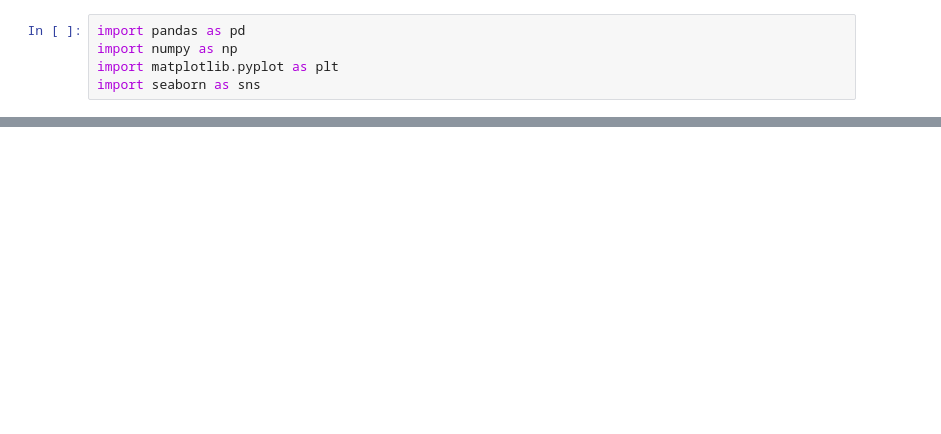
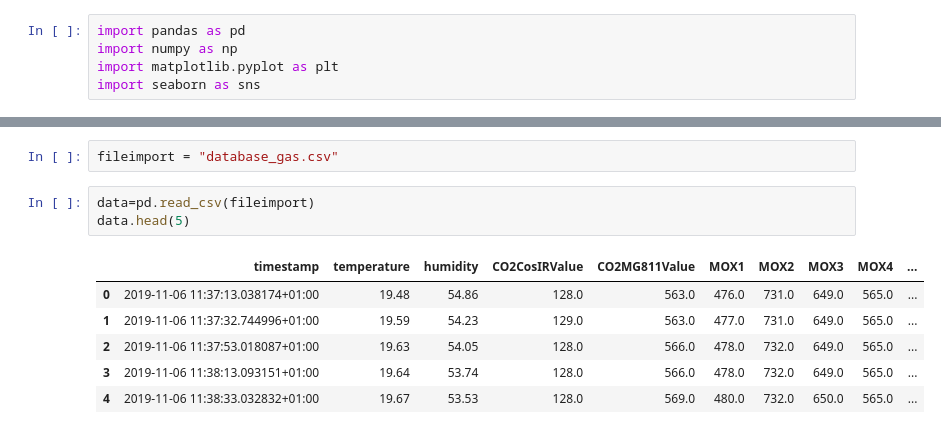
Before and after one commit to ianbraga30/jupyternotebook, a Jupyter notebook: Untitled-1.ipynb, the cells around one changed output, grey strips where cells are left out. Cells and saved outputs as stored; diff of their text form; blank space fills up the shorter version.

```diff
--- a/Untitled-1.ipynb
+++ b/Untitled-1.ipynb
@@ -31,0 +6,12 @@ df
+# %%
+fileimport = "database_gas.csv"
+# %%
+data=pd.read_csv(fileimport)
+data.head(5)
+# %% [output]
+|  | timestamp | temperature | humidity | CO2CosIRValue | CO2MG811Value | MOX1 | MOX2 | MOX3 | MOX4 | ... |
+| 0 | 2019-11-06 11:37:13.038174+01:00 | 19.48 | 54.86 | 128.0 | 563.0 | 476.0 | 731.0 | 649.0 | 565.0 | ... |
+| 1 | 2019-11-06 11:37:32.744996+01:00 | 19.59 | 54.23 | 129.0 | 563.0 | 477.0 | 731.0 | 649.0 | 565.0 | ... |
+| 2 | 2019-11-06 11:37:53.018087+01:00 | 19.63 | 54.05 | 128.0 | 566.0 | 478.0 | 732.0 | 649.0 | 565.0 | ... |
+| 3 | 2019-11-06 11:38:13.093151+01:00 | 19.64 | 53.74 | 128.0 | 566.0 | 478.0 | 732.0 | 649.0 | 565.0 | ... |
+| 4 | 2019-11-06 11:38:33.032832+01:00 | 19.67 | 53.53 | 128.0 | 569.0 | 480.0 | 732.0 | 650.0 | 565.0 | ... |
```
Also changed, not shown: parts of 12 cells of this notebook, 1 other file.
